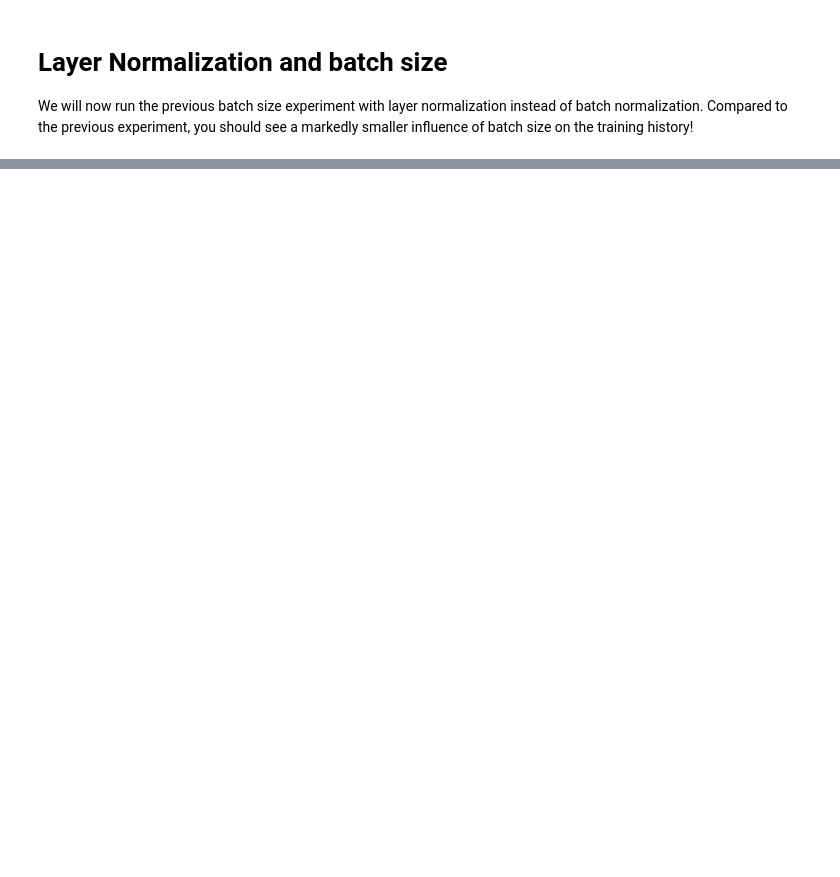
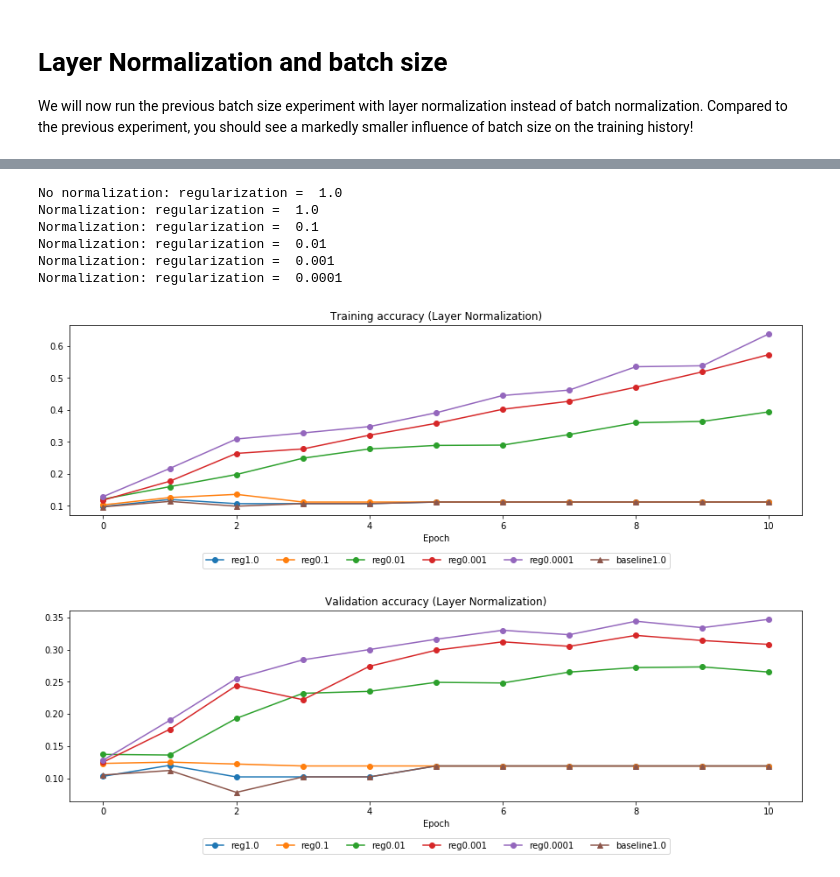
Before and after one commit to hardianlawi/stanford-cs231n, a Jupyter notebook: assignment2/BatchNormalization.ipynb, the cells around one changed output, grey strips where cells are left out. Saved outputs shown, nothing was run; the diff lists cells and outputs as text; code cells hidden in the pictures; blank space fills up the shorter version.

```diff
--- a/assignment2/BatchNormalization.ipynb
+++ b/assignment2/BatchNormalization.ipynb
@@ -687,0 +790,67 @@ When is layer normalization likely to not work well, and why?
+# %%
+def run_regularization_experiments(normalization_mode):
+    np.random.seed(231)
+    # Try training a very deep net with batchnorm
+    hidden_dims = [100, 100, 100, 100, 100]
+    num_train = 1000
+    small_data = {
+      'X_train': data['X_train'][:num_train],
+      'y_train': data['y_train'][:num_train],
+      'X_val': data['X_val'],
+      'y_val': data['y_val'],
+    }
+    n_epochs=10
+    weight_scale = 2e-2
+    lr = 10**(-3.5)
+    regularization = np.logspace(-4, 0, num=5)[::-1]
+
+    print('No normalization: regularization = ', regularization[0])
+    model = FullyConnectedNet(hidden_dims, weight_scale=weight_scale, normalization=None, reg=regularization[0])
+    solver = Solver(model, small_data,
+                    num_epochs=n_epochs, batch_size=50,
+                    update_rule='adam',
+                    optim_config={
+                      'learning_rate': lr,
+                    },
+                    verbose=False)
+    solver.train()
+
+    bn_solvers = []
+    for i, reg in enumerate(regularization):
+        print('Normalization: regularization = ', reg)
+        bn_model = FullyConnectedNet(hidden_dims, weight_scale=weight_scale, normalization=normalization_mode, reg=reg)
+        bn_solver = Solver(bn_model, small_data,
+                        num_epochs=n_epochs, batch_size=50,
+                        update_rule='adam',
+                        optim_config={
+                          'learning_rate': lr,
+                        },
+                        verbose=False)
+        bn_solver.train()
+        bn_solvers.append(bn_solver)
+
+    return bn_solvers, solver, regularization
+
+# Run model
+ln_solvers_reg, solver_reg, regularization = run_regularization_experiments('layernorm')
+
+plt.subplot(2, 1, 1)
+plot_training_history2('Training accuracy (Layer Normalization)','Epoch', solver_reg, ln_solvers_reg, \
+                      lambda x: x.train_acc_history, bl_marker='-^', bn_marker='-o', labels=regularization, \
+                      label_prefix='reg')
+plt.subplots_adjust(hspace = 0.5)
+plt.subplot(2, 1, 2)
+plot_training_history2('Validation accuracy (Layer Normalization)','Epoch', solver_reg, ln_solvers_reg, \
+                      lambda x: x.val_acc_history, bl_marker='-^', bn_marker='-o', labels=regularization, \
+                      label_prefix='reg')
+
+plt.gcf().set_size_inches(15, 10)
+plt.show()
+# %% [output]
+No normalization: regularization =  1.0
+Normalization: regularization =  1.0
+Normalization: regularization =  0.1
+Normalization: regularization =  0.01
+Normalization: regularization =  0.001
+Normalization: regularization =  0.0001
+[figure, added]
```
Also changed, not shown: parts of 7 cells of this notebook, 2 other files.
